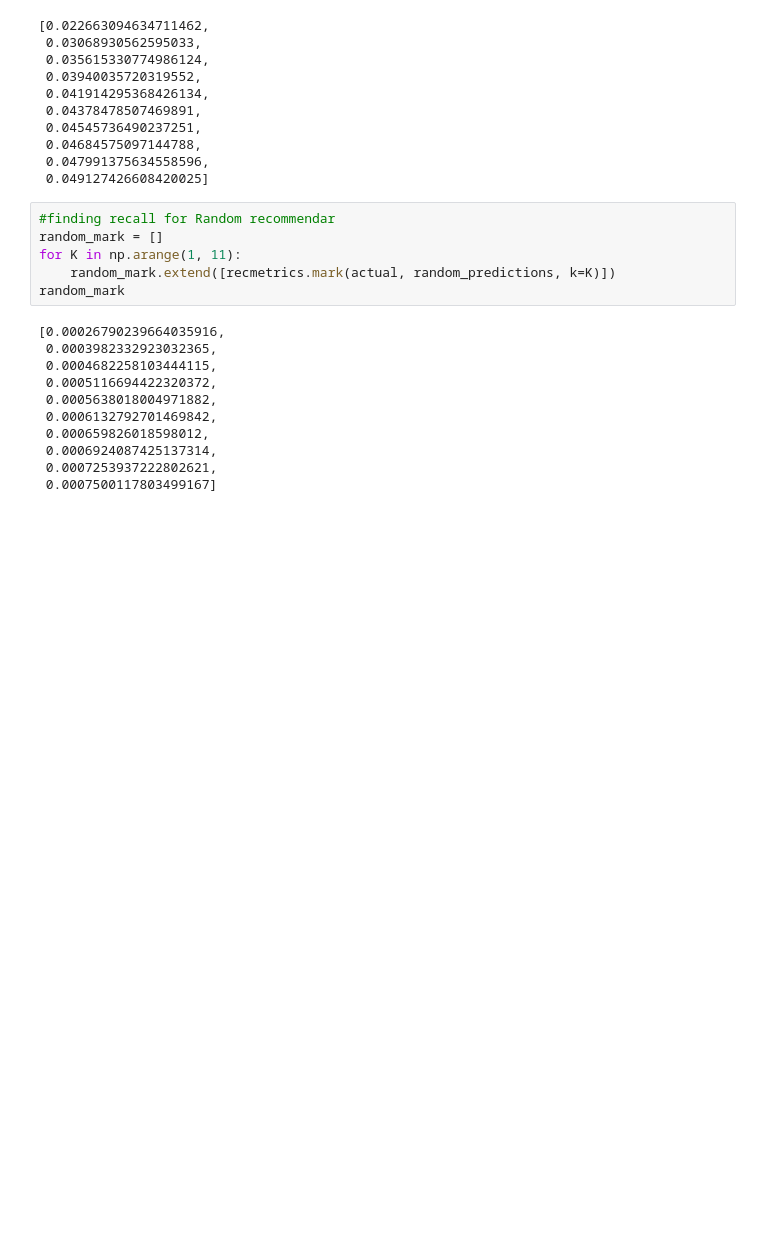
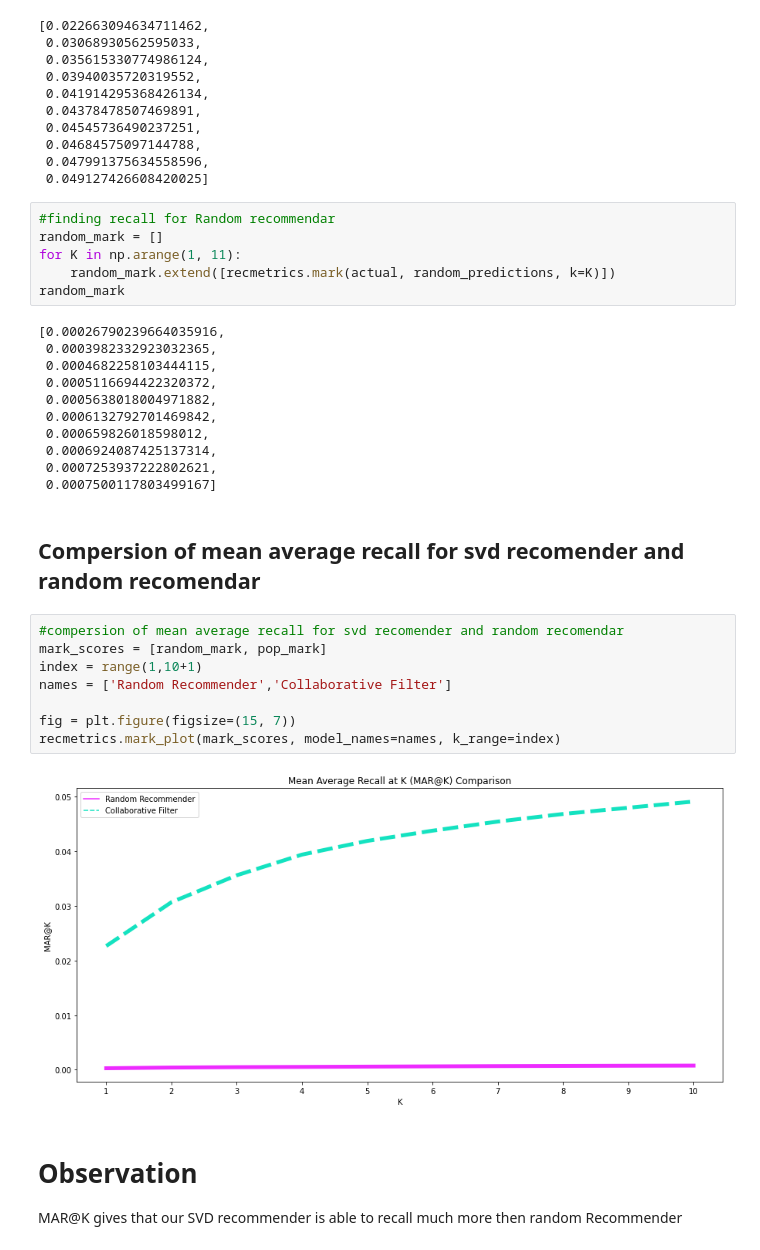
Before and after one commit to mukteshsingh95/Book-Recommendation-System, a Jupyter notebook: Book_Recommendation_System.ipynb, the cells around one changed output. Drawn from its saved outputs; the diff is of its cells as text; blank space fills up the shorter version.

```diff
--- a/Book_Recommendation_System.ipynb
+++ b/Book_Recommendation_System.ipynb
@@ -1142,3 +1142,18 @@ random_mark
  0.0006924087425137314,
  0.0007253937222802621,
  0.0007500117803499167]
+# %% [markdown]
+## Compersion of mean average recall for svd recomender and random recomendar
+# %%
+#compersion of mean average recall for svd recomender and random recomendar
+mark_scores = [random_mark, pop_mark]
+index = range(1,10+1)
+names = ['Random Recommender','Collaborative Filter']
+
+fig = plt.figure(figsize=(15, 7))
+recmetrics.mark_plot(mark_scores, model_names=names, k_range=index)
+# %% [output]
+[figure, added]
+# %% [markdown]
+# **Observation**
+MAR@K gives that our SVD recommender is able to recall much more then random Recommender
```
